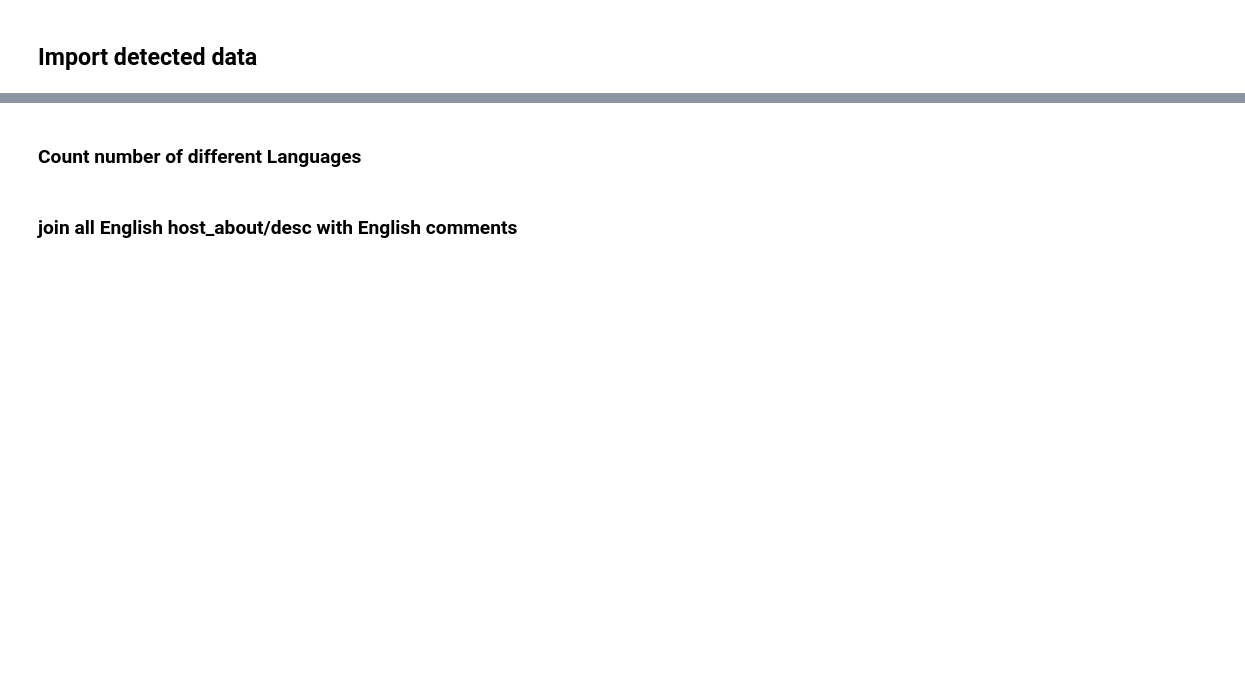
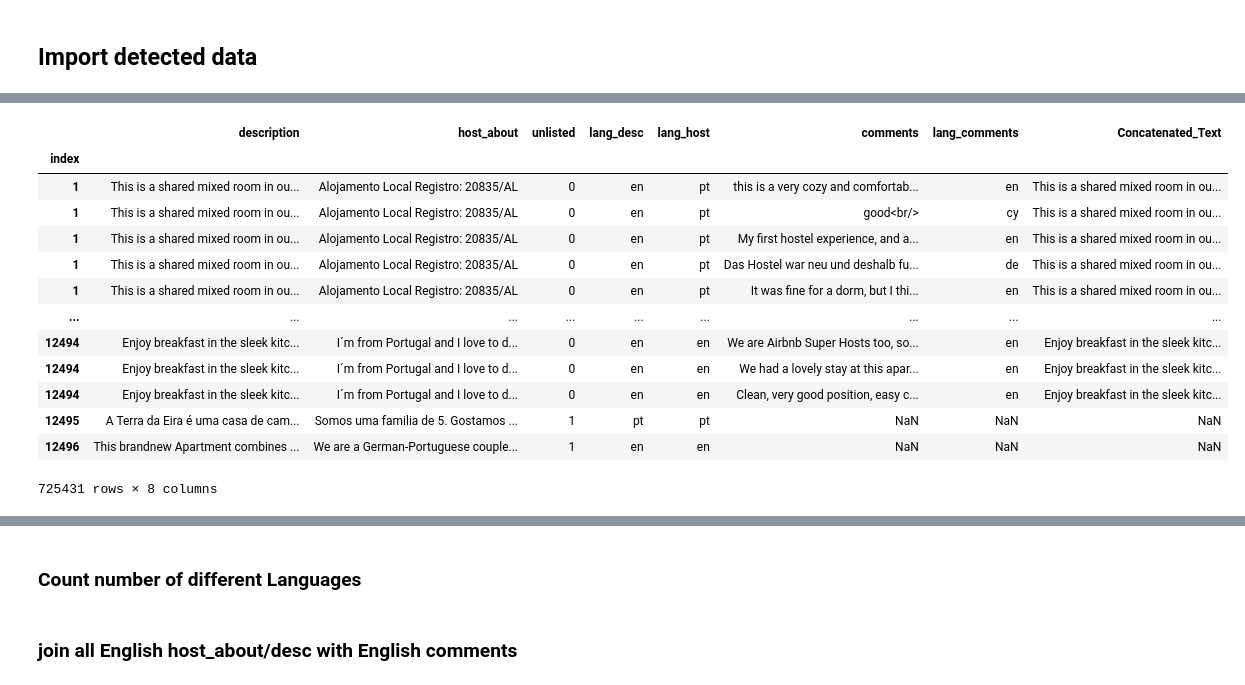
Before and after one commit to McLeodolf/TextMiningProject, a Jupyter notebook: data.ipynb, the cells around one changed output, grey strips where cells are left out. Cells and saved outputs as stored; diff of their text form; code cells hidden in the pictures; blank space fills up the shorter version.

```diff
--- a/data.ipynb
+++ b/data.ipynb
@@ -92,0 +163,19 @@ df_train_reviews_detected = pd.read_csv("./2.data_detected/airbnb_df_train__revi
+# %%
+merged_test_df_train = pd.merge(df_train_detected, df_train_reviews_detected, on='index', how='left')
+# %%
+merged_test_df_train
+# %% [output]
+|  | description | host_about | unlisted | lang_desc | lang_host | comments | lang_comments | Concatenated_Text |
+| index |  |  |  |  |  |  |  |  |
+| 1 | This is a shared mixed room in ou... | Alojamento Local Registro: 20835/AL | 0 | en | pt | this is a very cozy and comfortab... | en | This is a shared mixed room in ou... |
+| 1 | This is a shared mixed room in ou... | Alojamento Local Registro: 20835/AL | 0 | en | pt | good<br/> | cy | This is a shared mixed room in ou... |
+| 1 | This is a shared mixed room in ou... | Alojamento Local Registro: 20835/AL | 0 | en | pt | My first hostel experience, and a... | en | This is a shared mixed room in ou... |
+| 1 | This is a shared mixed room in ou... | Alojamento Local Registro: 20835/AL | 0 | en | pt | Das Hostel war neu und deshalb fu... | de | This is a shared mixed room in ou... |
+| 1 | This is a shared mixed room in ou... | Alojamento Local Registro: 20835/AL | 0 | en | pt | It was fine for a dorm, but I thi... | en | This is a shared mixed room in ou... |
+| ... | ... | ... | ... | ... | ... | ... | ... | ... |
+| 12494 | Enjoy breakfast in the sleek kitc... | I´m from Portugal and I love to d... | 0 | en | en | We are Airbnb Super Hosts too, so... | en | Enjoy breakfast in the sleek kitc... |
+| 12494 | Enjoy breakfast in the sleek kitc... | I´m from Portugal and I love to d... | 0 | en | en | We had a lovely stay at this apar... | en | Enjoy breakfast in the sleek kitc... |
+| 12494 | Enjoy breakfast in the sleek kitc... | I´m from Portugal and I love to d... | 0 | en | en | Clean, very good position, easy c... | en | Enjoy breakfast in the sleek kitc... |
+| 12495 | A Terra da Eira é uma casa de cam... | Somos uma familia de 5. Gostamos ... | 1 | pt | pt | NaN | NaN | NaN |
+| 12496 | This brandnew Apartment combines ... | We are a German-Portuguese couple... | 1 | en | en | NaN | NaN | NaN |
+725431 rows × 8 columns
```
Also changed, not shown: parts of 71 cells of this notebook, 1 other file.
